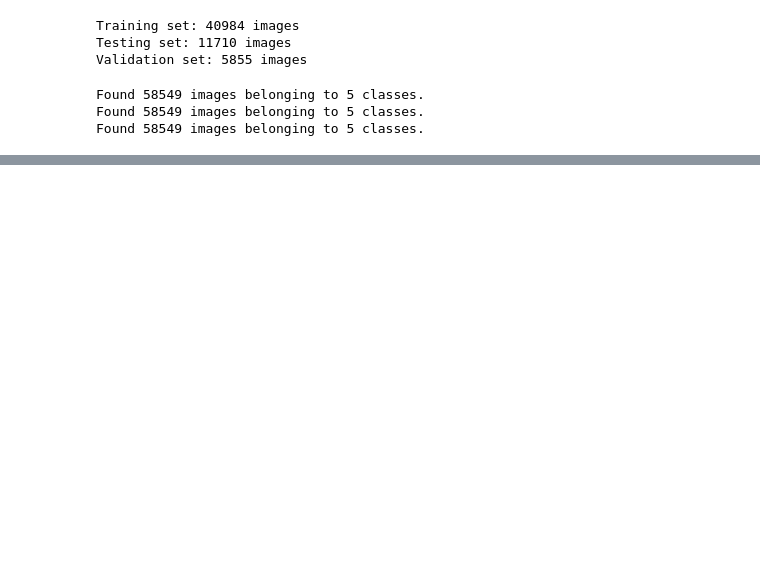
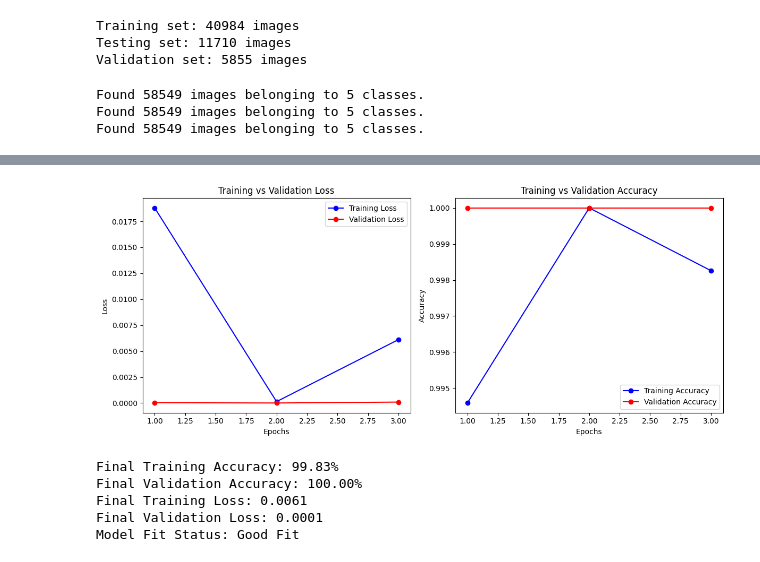
Before and after one commit to baok3/CLD, a Jupyter notebook: research/train_mobilenet.ipynb, the cells around one changed output, grey strips where cells are left out. Drawn from its saved outputs; the diff is of its cells as text; code cells hidden in the pictures; blank space fills up the shorter version.

```diff
--- a/research/train_mobilenet.ipynb
+++ b/research/train_mobilenet.ipynb
@@ -127,0 +205,18 @@ Epoch 3/3
+# %%
+val_accs = history.history['val_accuracy']
+train_accs = history.history['accuracy']
+val_losses = history.history['val_loss']
+train_losses = history.history['loss']
+
+# Plot the training history
+plot_training_history(train_losses, val_losses, train_accs, val_accs)
+
+# Check the model fit status
+fit_status = check_fit_status(train_losses, val_losses, train_accs, val_accs)
+# %% [output]
+[figure, added]
+Final Training Accuracy: 99.83%
+Final Validation Accuracy: 100.00%
+Final Training Loss: 0.0061
+Final Validation Loss: 0.0001
+Model Fit Status: Good Fit
```
Also changed, not shown: parts of 3 cells of this notebook, 4 other files.
